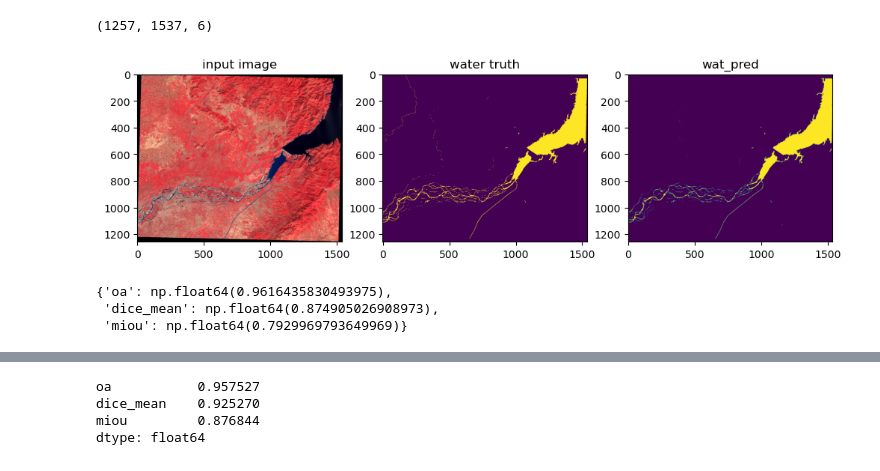
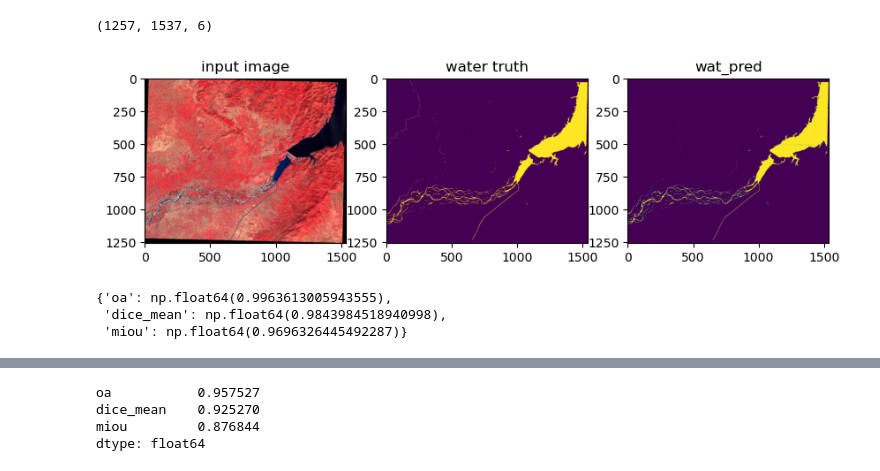
Before and after one commit to xinluo2018/WatNetv2, a Jupyter notebook: processing/4_1_water_infer_scene.ipynb, the cells around one changed output, grey strips where cells are left out. Drawn from its saved outputs; the diff is of its cells as text; code cells hidden in the pictures.

```diff
--- a/processing/4_1_water_infer_scene.ipynb
+++ b/processing/4_1_water_infer_scene.ipynb
@@ -13,8 +13,9 @@ from pyrsimg import img2patch, metrics_segm
 from model.mamba_seg.mamba_seg import MambaSeg
 # %%
 ## load trained model
-path_trained_model = 'model/trained/unet_vmamba_pretrain_256_epoch_453_09515.pth'
+# path_trained_model = 'model/trained/unet_vmamba_pretrain_256_epoch_453_09515.pth'
 # path_trained_model = 'model/trained/unet_vmamba_pretrain_1024_epoch_275_09601.pth'
+path_trained_model = 'model/trained/unet_vmamba_pretrain_512_epoch_257_09590.pth'
 
 model = MambaSeg(in_chans=6,
                     num_classes=1,
@@ -51,7 +52,7 @@ scene_arr.shape
 # %% [output]
 (1257, 1537, 6)
 # %%
-patch_size = 256
+patch_size = 512
 def model_infer(scene_arr, model):
     ### image to patches
     imgPat_obj = img2patch(img=scene_arr, patch_size=patch_size, edge_overlay = 50)
@@ -75,12 +76,12 @@ wat_pred_prob, wat_pred_cla = model_infer(scene_arr=scene_arr, model=model)
 # %%
 ### show the results
 imsShow([scene_arr, truth_arr, wat_pred_prob],
         clip_list=[2, 2, 0],
         color_bands_list = [[3,2,1], [0,0,0], [0,0,0]],
         img_name_list = ['input image', 'water truth', 'wat_pred'],
-        figsize=(12, 3));
+        figsize=(10, 3));
 # %% [output]
-[figure, old version]
+[figure, new version]
 # %%
 metrics_sg = metrics_segm(cla_map=wat_pred_cla,
                           truth_map=truth_arr,
@@ -91,7 +92,7 @@ metrics_gla = {'oa': metrics_sg.oa,
                'miou': metrics_sg.iou['labels_mean']}
 metrics_gla
 # %% [output]
-{'oa': np.float64(0.9616435830493975),
- 'dice_mean': np.float64(0.874905026908973),
- 'miou': np.float64(0.7929969793649969)}
+{'oa': np.float64(0.9963613005943555),
+ 'dice_mean': np.float64(0.9843984518940998),
+ 'miou': np.float64(0.9696326445492287)}
 # %%
```
Also changed, not shown: parts of 2 cells of this notebook, 28 other files.
